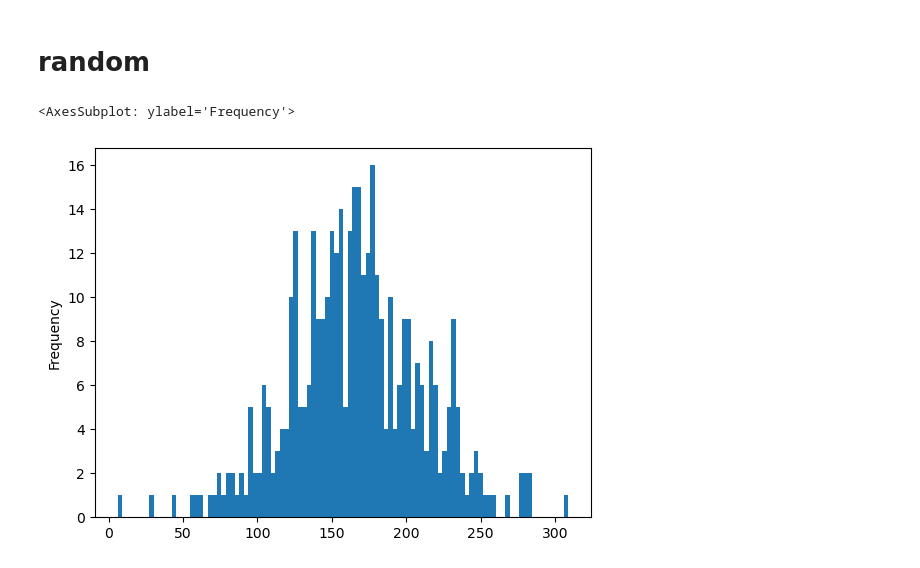
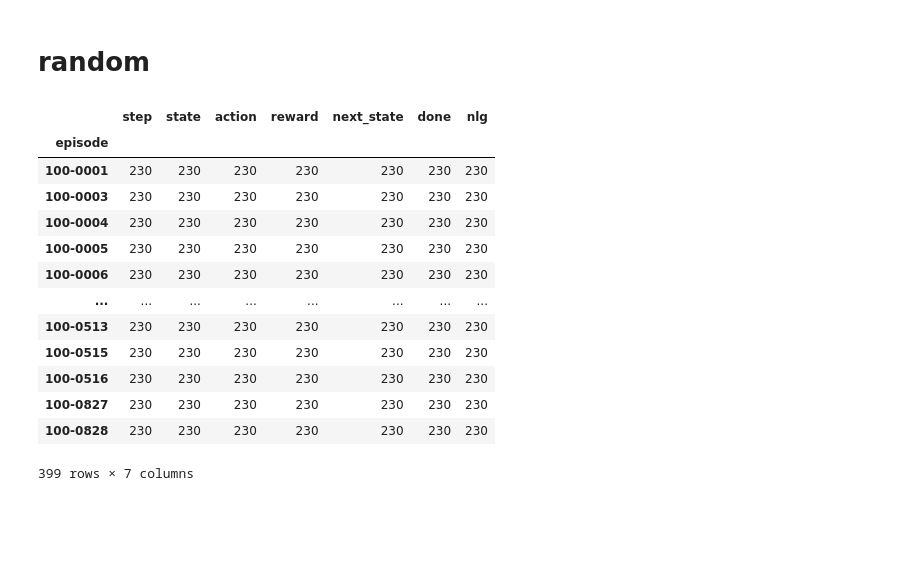
Before and after one commit to FahmidMorshed/CrystalIsland-RL, a Jupyter notebook: src/data_preprocessing.ipynb, the cells around one changed output. Saved outputs shown, nothing was run; the diff lists cells and outputs as text; code cells hidden in the pictures; blank space fills up the shorter version.

```diff
--- a/src/data_preprocessing.ipynb
+++ b/src/data_preprocessing.ipynb
@@ -507,10 +532,23 @@ pickle.dump(all_aes_trajectories, open('../processed_data/narrative_trajectories
 # %%
 import pandas as pd
 import utils
 import env.constants as envconst
-import matplotlib as plt
+import numpy as np
 df = pd.read_pickle('../processed_data/student_trajectories.pkl')
-df.groupby('episode').count()['step'].plot.hist(bins=100)
+df_safe = pd.read_pickle('../processed_data/student_trajectories_safe.pkl')
+df.groupby('episode').count()
 # %% [output]
+|  | step | state | action | reward | next_state | done | nlg |
+| episode |  |  |  |  |  |  |  |
+| 100-0001 | 230 | 230 | 230 | 230 | 230 | 230 | 230 |
+| 100-0003 | 230 | 230 | 230 | 230 | 230 | 230 | 230 |
+| 100-0004 | 230 | 230 | 230 | 230 | 230 | 230 | 230 |
+| 100-0005 | 230 | 230 | 230 | 230 | 230 | 230 | 230 |
+| 100-0006 | 230 | 230 | 230 | 230 | 230 | 230 | 230 |
+| ... | ... | ... | ... | ... | ... | ... | ... |
+| 100-0513 | 230 | 230 | 230 | 230 | 230 | 230 | 230 |
+| 100-0515 | 230 | 230 | 230 | 230 | 230 | 230 | 230 |
+| 100-0516 | 230 | 230 | 230 | 230 | 230 | 230 | 230 |
+| 100-0827 | 230 | 230 | 230 | 230 | 230 | 230 | 230 |
+| 100-0828 | 230 | 230 | 230 | 230 | 230 | 230 | 230 |
-<AxesSubplot: ylabel='Frequency'>
+399 rows × 7 columns
-[figure, removed]
```
Also changed, not shown: parts of 4 cells of this notebook, 20 other files.
